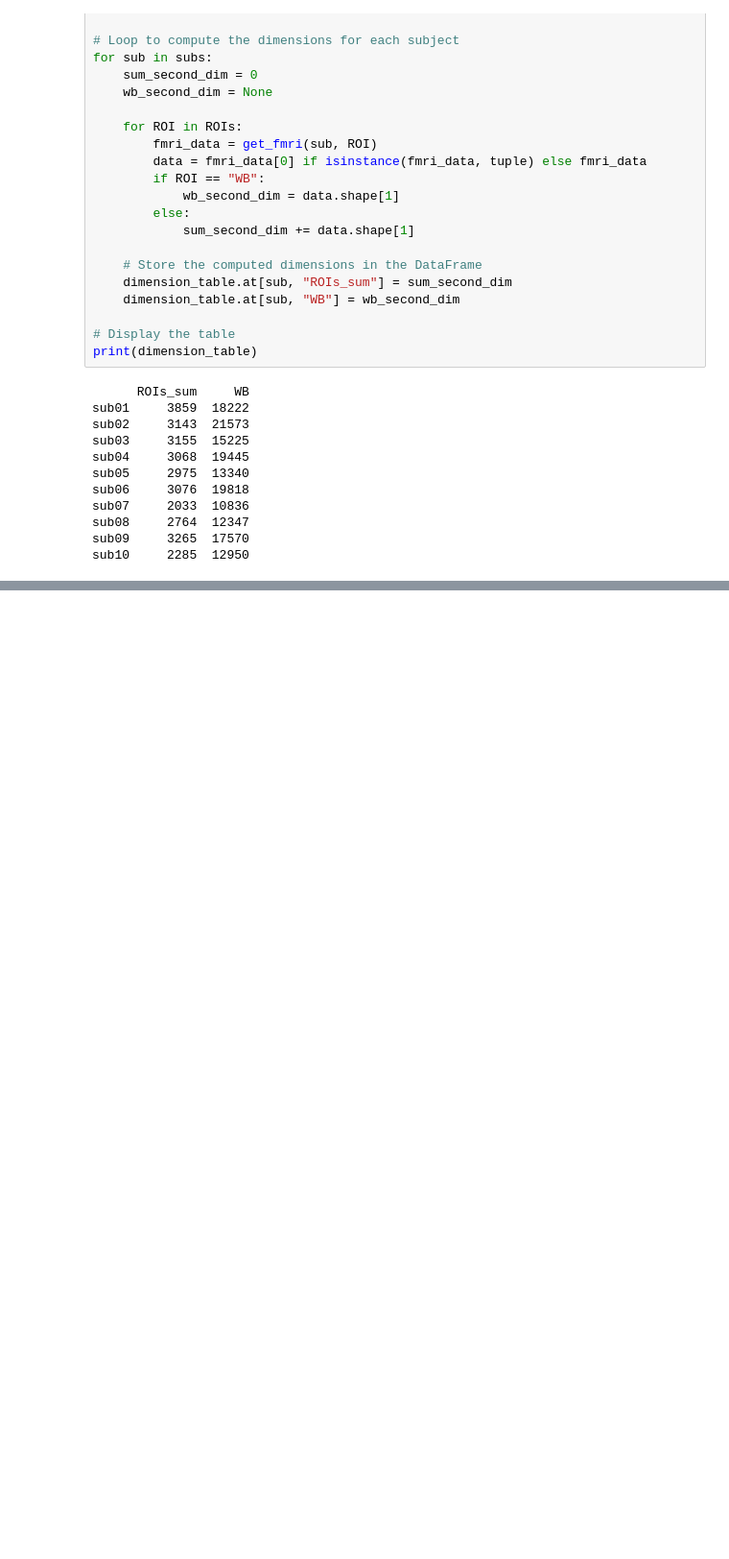
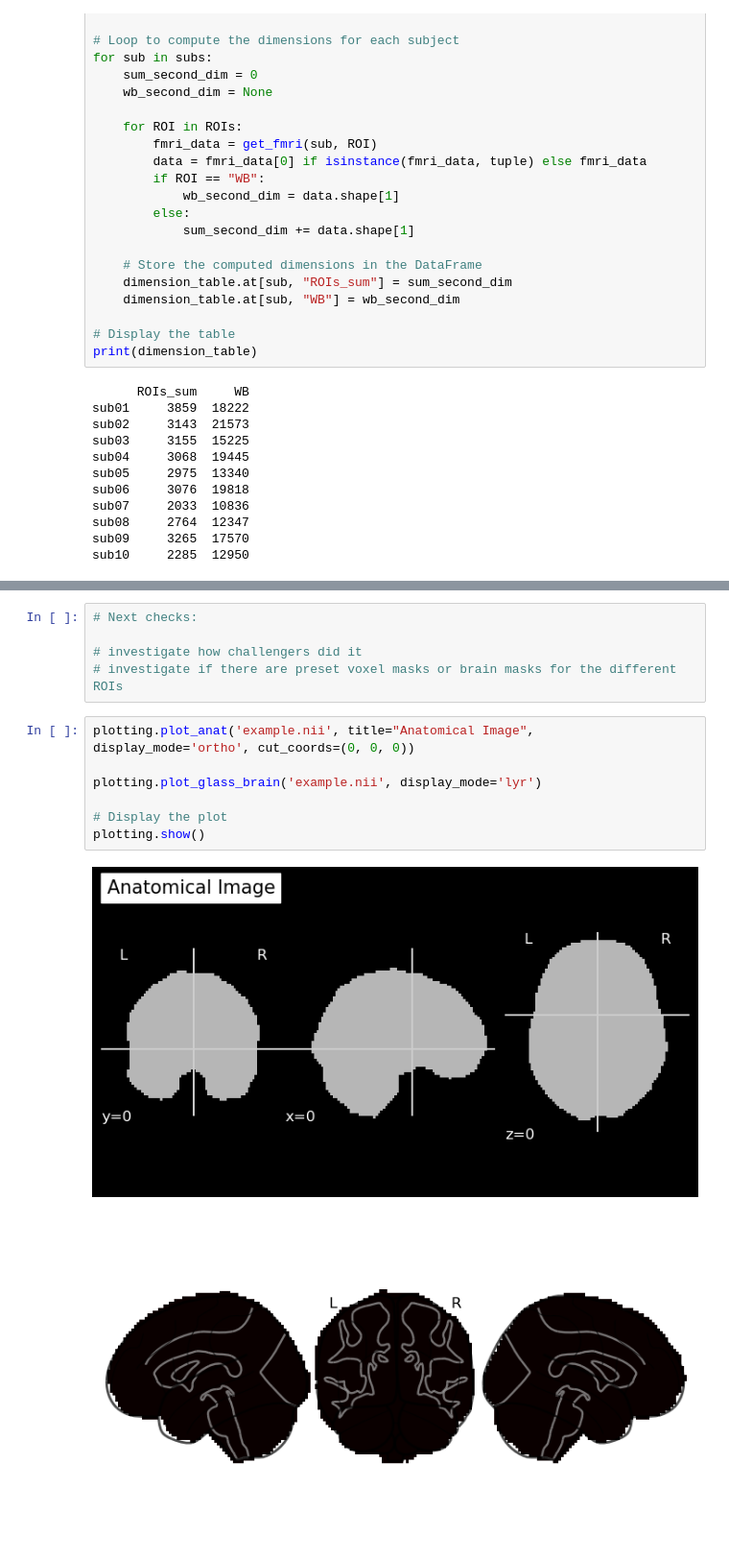
Before and after one commit to mafr22ao/Brainvision_Project, a Jupyter notebook: fmri_preprocessing.ipynb, the cells around one changed output, grey strips where cells are left out. Shown at 96% size. Saved outputs shown, nothing was run; the diff lists cells and outputs as text; blank space fills up the shorter version.

```diff
--- a/fmri_preprocessing.ipynb
+++ b/fmri_preprocessing.ipynb
@@ -234,0 +414,15 @@ def visualize_activity(vid_id, sub, ROI):
+# %%
+# Next checks:
+
+# investigate how challengers did it
+# investigate if there are preset voxel masks or brain masks for the different ROIs
+# %%
+plotting.plot_anat('example.nii', title="Anatomical Image", display_mode='ortho', cut_coords=(0, 0, 0))
+
+plotting.plot_glass_brain('example.nii', display_mode='lyr')
+
+# Display the plot
+plotting.show()
+# %% [output]
+[figure, added]
+[figure, added]
```
Also changed, not shown: parts of 14 cells of this notebook.
